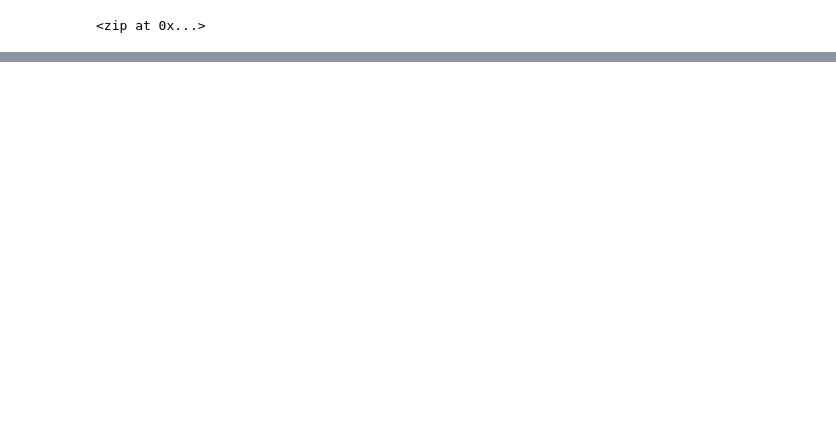
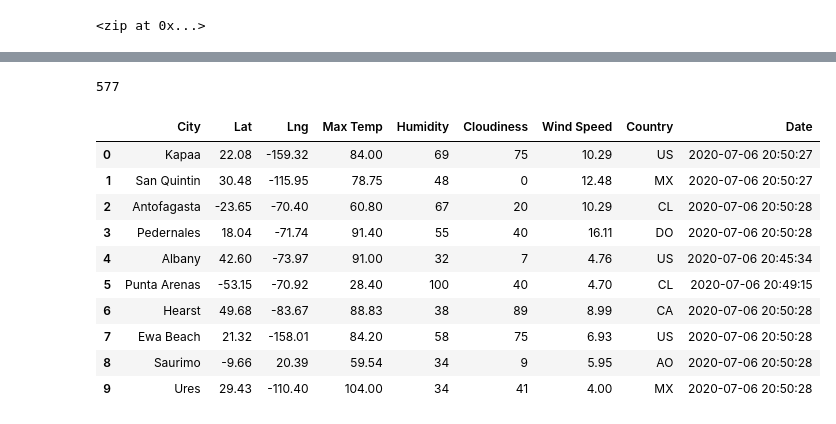
Before and after one commit to amerchant918/World_Weather_Analysis, a Jupyter notebook: WeatherPy.ipynb, the cells around one changed output, grey strips where cells are left out. Cells and saved outputs as stored; diff of their text form; code cells hidden in the pictures; blank space fills up the shorter version.

```diff
--- a/WeatherPy.ipynb
+++ b/WeatherPy.ipynb
@@ -33,0 +127,20 @@ len(cities)
+# %%
+len(city_data)
+# %% [output]
+577
+# %%
+# Convert the array of dictionaries to a Pandas DataFrame.
+city_df = pd.DataFrame(city_data)
+city_df.head(10)
+# %% [output]
+|  | City | Lat | Lng | Max Temp | Humidity | Cloudiness | Wind Speed | Country | Date |
+| 0 | Kapaa | 22.08 | -159.32 | 84.00 | 69 | 75 | 10.29 | US | 2020-07-06 20:50:27 |
+| 1 | San Quintin | 30.48 | -115.95 | 78.75 | 48 | 0 | 12.48 | MX | 2020-07-06 20:50:27 |
+| 2 | Antofagasta | -23.65 | -70.40 | 60.80 | 67 | 20 | 10.29 | CL | 2020-07-06 20:50:28 |
+| 3 | Pedernales | 18.04 | -71.74 | 91.40 | 55 | 40 | 16.11 | DO | 2020-07-06 20:50:28 |
+| 4 | Albany | 42.60 | -73.97 | 91.00 | 32 | 7 | 4.76 | US | 2020-07-06 20:45:34 |
+| 5 | Punta Arenas | -53.15 | -70.92 | 28.40 | 100 | 40 | 4.70 | CL | 2020-07-06 20:49:15 |
+| 6 | Hearst | 49.68 | -83.67 | 88.83 | 38 | 89 | 8.99 | CA | 2020-07-06 20:50:28 |
+| 7 | Ewa Beach | 21.32 | -158.01 | 84.20 | 58 | 75 | 6.93 | US | 2020-07-06 20:50:28 |
+| 8 | Saurimo | -9.66 | 20.39 | 59.54 | 34 | 9 | 5.95 | AO | 2020-07-06 20:50:28 |
+| 9 | Ures | 29.43 | -110.40 | 104.00 | 34 | 41 | 4.00 | MX | 2020-07-06 20:50:28 |
```
Also changed, not shown: parts of 8 cells of this notebook.
